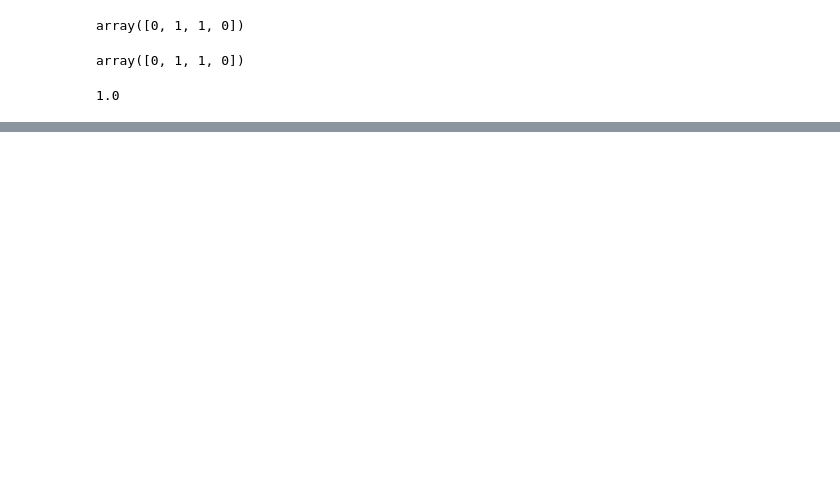
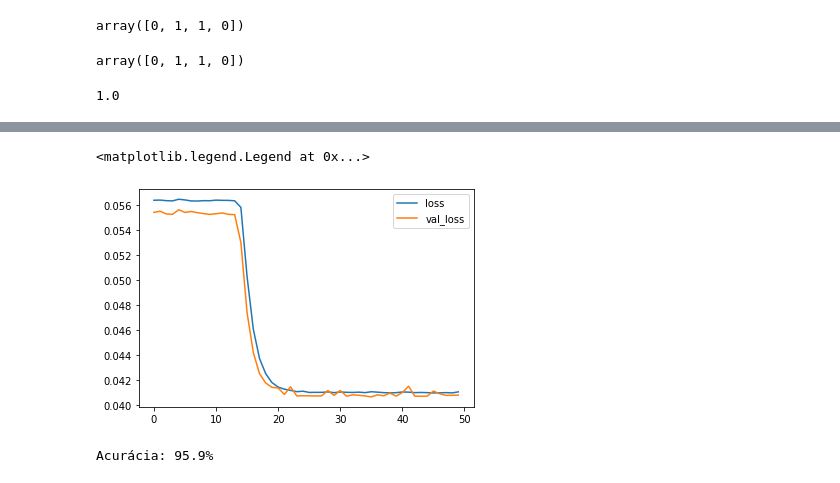
Before and after one commit to jpvt/Deep_Learning, a Jupyter notebook: Assignment_1/Exercise 2/exercise2.ipynb, the cells around one changed output, grey strips where cells are left out. Cells and saved outputs as stored; diff of their text form; code cells hidden in the pictures; blank space fills up the shorter version.

Commit message:
Add: Problem B exercise 2

```diff
--- a/Assignment_1/Exercise 2/exercise2.ipynb
+++ b/Assignment_1/Exercise 2/exercise2.ipynb
@@ -76,0 +83,12 @@ accuracy_score(np.argmax(y_pred, axis = 1), np.argmax(y_test, axis = 1))
+# %%
+generator =  DataGenerator()
+X_train_B, X_test_B, y_train_B, y_test_B = generator.generate_problem_B(50000, 0.2)
+# %%
+
+model = Sequential()
+model.add(Dense(10, input_shape=(1,), activation='relu'))
+model.add(Dense(5, activation='relu'))
+model.add(Dense(1, activation='linear'))
+# %%
+model.compile(loss='mean_absolute_error', optimizer='adam', metrics=['mean_squared_error'])
+hist = model.fit(X_train_B, y_train_B, epochs=50, batch_size=64, verbose=1, validation_split=0.2)
@@ -76,0 +113,12 @@ accuracy_score(np.argmax(y_pred, axis = 1), np.argmax(y_test, axis = 1))
+# %%
+plt.plot(hist.history["loss"], label="loss")
+plt.plot(hist.history["val_loss"], label="val_loss")
+plt.legend()
+# %% [output]
+<matplotlib.legend.Legend at 0x...>
+[figure, added]
+# %%
+y_pred = model.predict(X_test_B)
+print(f'Acurácia: {round(r2_score(y_test_B, y_pred)*100,1)}%')
+# %% [output]
+Acurácia: 95.9%
```
Also changed, not shown: parts of 5 cells of this notebook, 1 other file.
